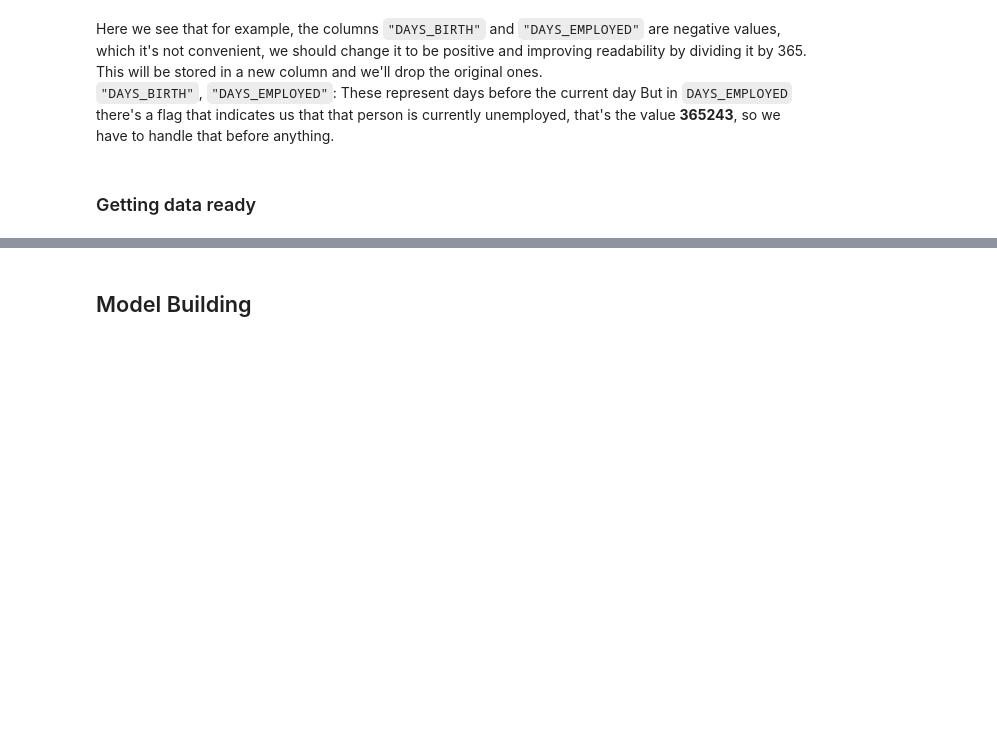
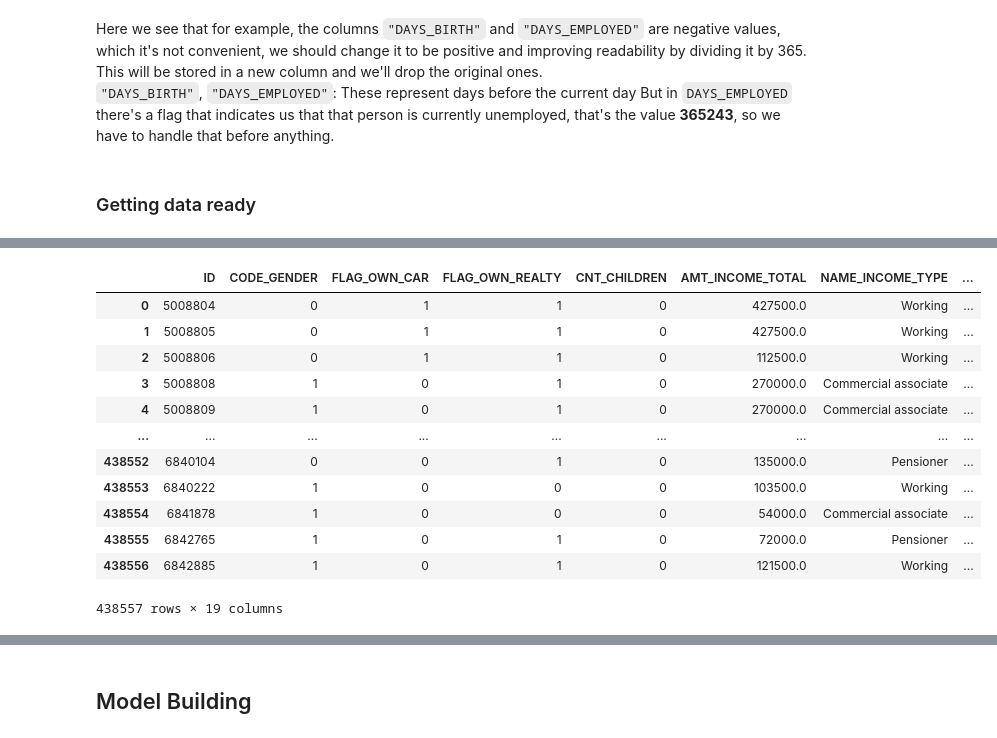
Before and after one commit to imelinc/credit-card-approval-project, a Jupyter notebook: credit-card-approval-project.ipynb, the cells around one changed output, grey strips where cells are left out. Drawn from its saved outputs; the diff is of its cells as text; code cells hidden in the pictures; blank space fills up the shorter version.

```diff
--- a/credit-card-approval-project.ipynb
+++ b/credit-card-approval-project.ipynb
@@ -272,25 +241,0 @@ Now we are going to focus on the `CODE_GENDER`, `FLAG_OWN_CAR` and `FLAG_OWN_REA
-# %%
-# First we're going to assign the value 0 if it's male and 1 if it's female for 'gender'
-df_application["CODE_GENDER"] = df_application["CODE_GENDER"].map({"M": 0, "F": 1})
-# Then we're going to assign 1 if it's yes and 0 if it's no for 'own car'
-df_application["FLAG_OWN_CAR"] = df_application["FLAG_OWN_CAR"].map({"Y":1, "N":0})
-# and the same for 'own realty'
-df_application["FLAG_OWN_REALTY"] = df_application["FLAG_OWN_REALTY"].map({"Y":1, "N":0})
-# %%
-# Now we have to turn categorical values into numerical values, so let's use the pandas function 'get_dummies'
-# The categorical values are:
-# 1. NAME_INCOME_TYPE
-# 2. NAME_EDUCATION_TYPE
-# 3. NAME_FAMILY_STATUS
-# 4. NAME_HOUSING_TYPE
-# 5. OCCUPATION_TYPE
-
-df_application = pd.get_dummies(df_application, columns=[
-    "NAME_INCOME_TYPE",
-    "NAME_EDUCATION_TYPE",
-    "NAME_FAMILY_STATUS",
-    "NAME_HOUSING_TYPE",
-    "OCCUPATION_TYPE",
-], dtype= int)
-
-df_application
@@ -375,0 +242,14 @@ The merged dataset has `36,457` rows and `55` columns, so it's time to make and
+# %%
+# First, let's transform the DAYS_BIRTH and DAYS_EMPLOYED
+df_application["AGE"] = np.abs(df_application["DAYS_BIRTH"])//365
+df_application["SENIORITY"] = np.abs(df_application["DAYS_EMPLOYED"])//365
+
+df_application = df_application.drop(['DAYS_BIRTH', 'DAYS_EMPLOYED'], axis=1)
+
+# Let's handle the FLAG now (now it'll be 1000 on SENIORITY)
+df_application["SENIORITY"] = df_application["SENIORITY"].replace(1000, np.nan)
+# Now we can impute the mean of the valid values
+df_application["NO_EMPLOYMENT_FLAG"] = df_application["SENIORITY"].isna().astype(int)
+df_application["SENIORITY"] = df_application["SENIORITY"].fillna(np.mean(df_application["SENIORITY"]))
+
+df_application
@@ -375,0 +270,20 @@ The merged dataset has `36,457` rows and `55` columns, so it's time to make and
+# %%
+# Now we have to map the CODE_GENDER, FLAG_OWN_CAR and FLAG_OWN_REALTY columns
+df_application['CODE_GENDER'] = df_application['CODE_GENDER'].map({'M': 0, 'F': 1})
+df_application['FLAG_OWN_CAR'] = df_application['FLAG_OWN_CAR'].map({'N': 0, 'Y': 1})
+df_application['FLAG_OWN_REALTY'] = df_application['FLAG_OWN_REALTY'].map({'N': 0, 'Y': 1})
+df_application
+# %% [output]
+|  | ID | CODE_GENDER | FLAG_OWN_CAR | FLAG_OWN_REALTY | CNT_CHILDREN | AMT_INCOME_TOTAL | NAME_INCOME_TYPE | ... |
+| 0 | 5008804 | 0 | 1 | 1 | 0 | 427500.0 | Working | ... |
+| 1 | 5008805 | 0 | 1 | 1 | 0 | 427500.0 | Working | ... |
+| 2 | 5008806 | 0 | 1 | 1 | 0 | 112500.0 | Working | ... |
+| 3 | 5008808 | 1 | 0 | 1 | 0 | 270000.0 | Commercial associate | ... |
+| 4 | 5008809 | 1 | 0 | 1 | 0 | 270000.0 | Commercial associate | ... |
+| ... | ... | ... | ... | ... | ... | ... | ... | ... |
+| 438552 | 6840104 | 0 | 0 | 1 | 0 | 135000.0 | Pensioner | ... |
+| 438553 | 6840222 | 1 | 0 | 0 | 0 | 103500.0 | Working | ... |
+| 438554 | 6841878 | 1 | 0 | 0 | 0 | 54000.0 | Commercial associate | ... |
+| 438555 | 6842765 | 1 | 0 | 1 | 0 | 72000.0 | Pensioner | ... |
+| 438556 | 6842885 | 1 | 0 | 1 | 0 | 121500.0 | Working | ... |
+438557 rows × 19 columns
```
Also changed, not shown: parts of 20 cells of this notebook.
